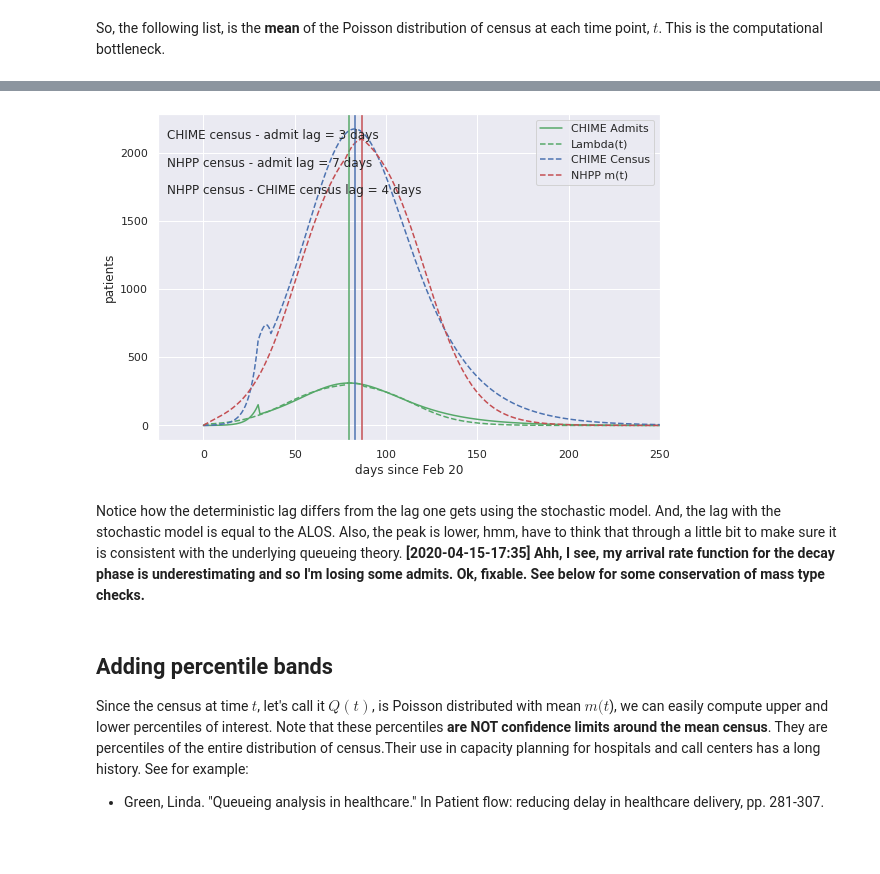
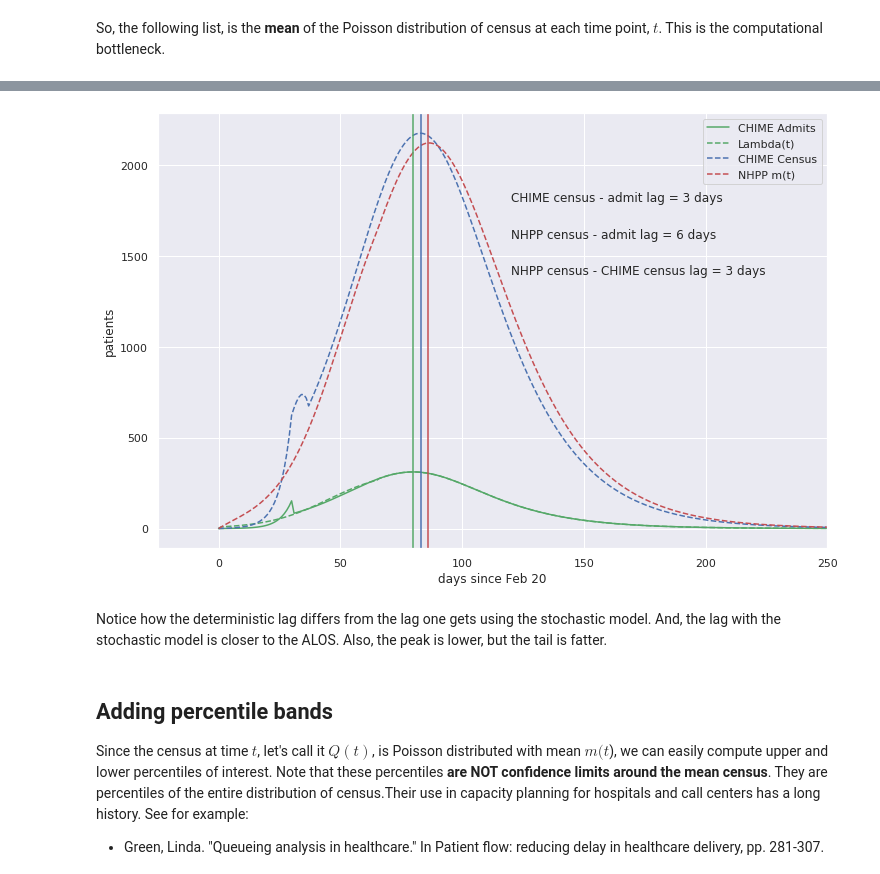
Before and after one commit to misken/c19, a Jupyter notebook: mychime/modeling/chime_flow_resources_p2.ipynb, the cells around one changed output, grey strips where cells are left out. Cells and saved outputs as stored; diff of their text form; code cells hidden in the pictures; blank space fills up the shorter version.

Commit message:
fixed arrival rate function with spline for decay phase

```diff
--- a/mychime/modeling/chime_flow_resources_p2.ipynb
+++ b/mychime/modeling/chime_flow_resources_p2.ipynb
@@ -445,6 +481,6 @@ Maybe we can improve this by perhaps using a naive shim to match the hump betwee
 # %%
-shimx_lower = 78
-shimx_upper = 87
+shimx_lower = 65
+shimx_upper = 82
 x_shim = x[shimx_lower:shimx_upper + 1]
 y_shim = y_admits[shimx_lower:shimx_upper + 1]
 # %% [markdown]
@@ -511,8 +549,7 @@ Nice.
 Let's create a function to represent this three-piece arrival rate function. Arrival rate related parameters always use the Greek letter $\lambda$ (see any queueing text) and I must do the same even though this has nothing to do with a Python *lambda function* and could be a source of confusion.
 # %%
 def admit_lambda(t, t1=0, t2=0, L0_g=0, k0_g=0, t0_g=0,
-                L0_d=0, k0_d=0, t0_d=0,
-                a=0, b=0, c=0):
+                 a=0, b=0, c=0, decay_spline=None):
 
     if t<=0:
         return 0
@@ -521,6 +558,6 @@ def admit_lambda(t, t1=0, t2=0, L0_g=0, k0_g=0, t0_g=0,
     elif t1 < t <= t2:
         return quad_func(t, a, b, c)
     else:
-        return logistic_func(t, L0_d, k0_d, t0_d)
+        return decay_spline(t)
 # %%
 print(popt_growth)
@@ -537,2 +569,0 @@ admit_lambda(180,shimx_lower, shimx_upper, *popt_growth, *popt_decay, *quad_shim
-# %%
-a, b, c = quad_shim
@@ -664,8 +699,7 @@ print(rv_hosp.sf(5))
 From the [functools](https://docs.python.org/3/library/functools.html) module, we'll create a *partially frozen* version of our arrival rate function since we are only integrating over a single variable, $t$ (time).
 # %%
 lam_hosp = partial(admit_lambda, t1=shimx_lower, t2=shimx_upper, L0_g=L0_growth, k0_g=k0_growth, t0_g=t00_growth,
-                L0_d=L0_decay, k0_d=k0_decay, t0_d=t00_decay,
-                a=a, b=b, c=c)
+           a=a, b=b, c=c, decay_spline=popt_decay_spline)
 # %% [markdown]
 Create a function for the integrand that uses our new partially frozen arrival rate function and the survival function for the service time distribution.
 # %%
@@ -730,25 +766,26 @@ lag1_txt = "CHIME census - admit lag = {} days".format(census_peak - admit_peak)
 lag2_txt = "NHPP census - admit lag = {} days".format(mv_peak - admit_peak)
 diff_txt = "NHPP census - CHIME census lag = {} days".format(mv_peak - census_peak)
 # %%
+plt.figure(figsize=(12,8))
 plt.plot(x, y_admits, 'g-', label="CHIME Admits")
 plt.plot(x, y_lambda, 'g--', label="Lambda(t)")
 plt.plot(x, y_census, 'b--', label="CHIME Census")
 plt.plot(x, y_mv, 'r--', label="NHPP m(t)")
 plt.xlabel('days since Feb 20')
 plt.ylabel('patients')
 plt.axvline(admit_peak, color = 'g')
 plt.axvline(census_peak, color = 'b')
 plt.axvline(mv_peak, color = 'r')
 plt.xlim(-25, 250)
-plt.text(-20,2100, lag1_txt)
-plt.text(-20,1900, lag2_txt)
-plt.text(-20,1700, diff_txt)
+plt.text(120, 1800, lag1_txt)
+plt.text(120, 1600, lag2_txt)
+plt.text(120, 1400, diff_txt)
 plt.legend()
 plt.show()
 # %% [output]
-[figure, old version]
+[figure, new version]
 # %% [markdown]
-Notice how the deterministic lag differs from the lag one gets using the stochastic model. And, the lag with the stochastic model is equal to the ALOS. Also, the peak is lower, hmm, have to think that through a little bit to make sure it is consistent with the underlying queueing theory. **[2020-04-15-17:35] Ahh, I see, my arrival rate function for the decay phase is underestimating and so I'm losing some admits. Ok, fixable. See below for some conservation of mass type checks.**
+Notice how the deterministic lag differs from the lag one gets using the stochastic model. And, the lag with the stochastic model is closer to the ALOS. Also, the peak is lower, but the tail is fatter.
 # %% [markdown]
 ## Adding percentile bands
 Since the census at time $t$, let's call it $Q(t)$, is Poisson distributed with mean $m(t$), we can easily compute upper and lower percentiles of interest. Note that these percentiles **are NOT confidence limits around the mean census**. They are percentiles of the entire distribution of census.Their use in capacity planning for hospitals and call centers has a long history. See for example:
```
Also changed, not shown: parts of 33 cells of this notebook.
